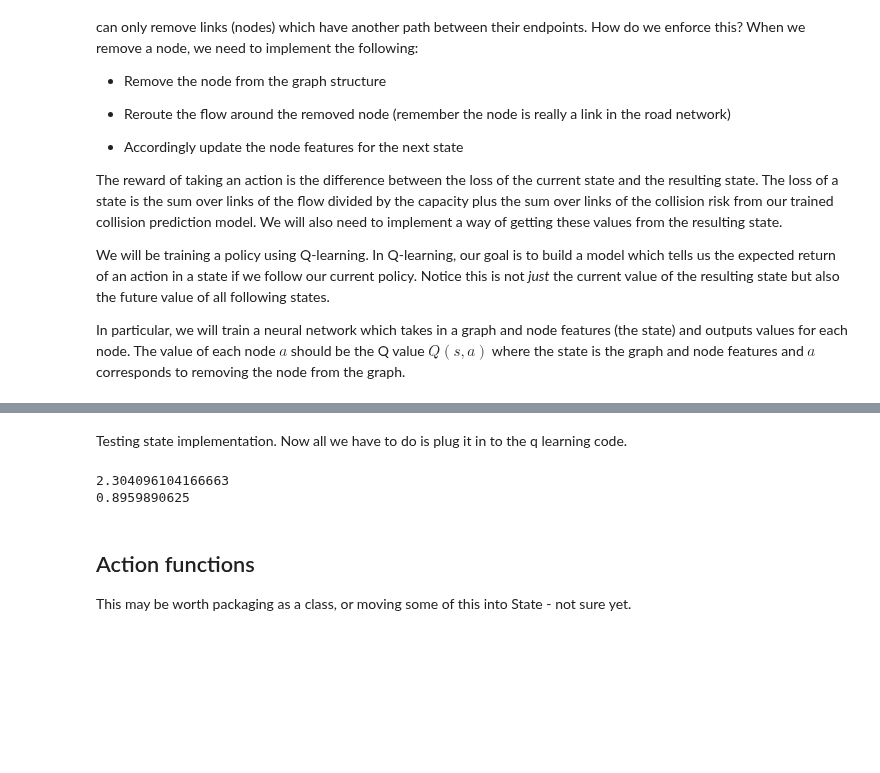
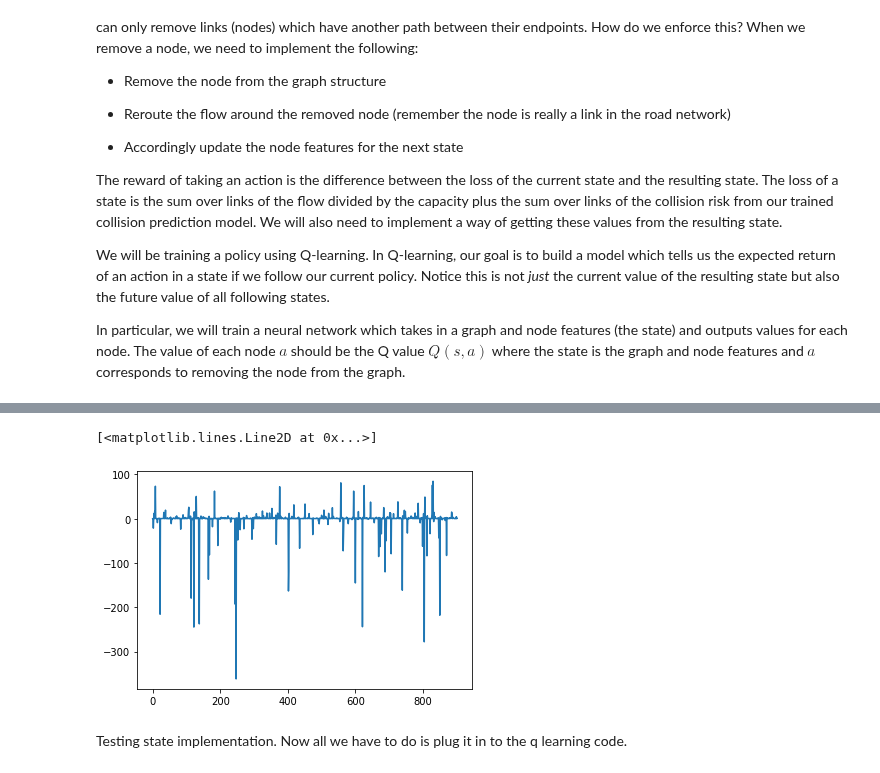
Before and after one commit to rtealwitter/OpenStreets, a Jupyter notebook: wrangle_taxi_data.ipynb, the cells around one changed output, grey strips where cells are left out. Drawn from its saved outputs; the diff is of its cells as text; code cells hidden in the pictures; blank space fills up the shorter version.

```diff
--- a/wrangle_taxi_data.ipynb
+++ b/wrangle_taxi_data.ipynb
@@ -794,17 +897,8 @@ for i in range(num_steps):
+# %%
+plt.plot(scores)
+# %% [output]
+[<matplotlib.lines.Line2D at 0x...>]
+[figure, added]
 # %% [markdown]
 
 Testing state implementation. Now all we have to do is plug it in to the q learning code.
-# %%
-year = '2013'
-month = '01'
-filename_flows = f'flows/flow_{year}_{month}.pickle'
-if os.path.isfile(filename_flows):
-    flows_month = pickle.load(open(filename_flows, 'rb'))
-
-removed_links = []
-day = '2013-01-23'
-
-current_state = State(day, removed_links, flows_month)
-# %% [output]
-2.304096104166663
-0.8959890625
@@ -941,3 +904,0 @@ class Agent:
-# %% [markdown]
-## Action functions
-This may be worth packaging as a class, or moving some of this into State - not sure yet.
```
Also changed, not shown: parts of 24 cells of this notebook.
